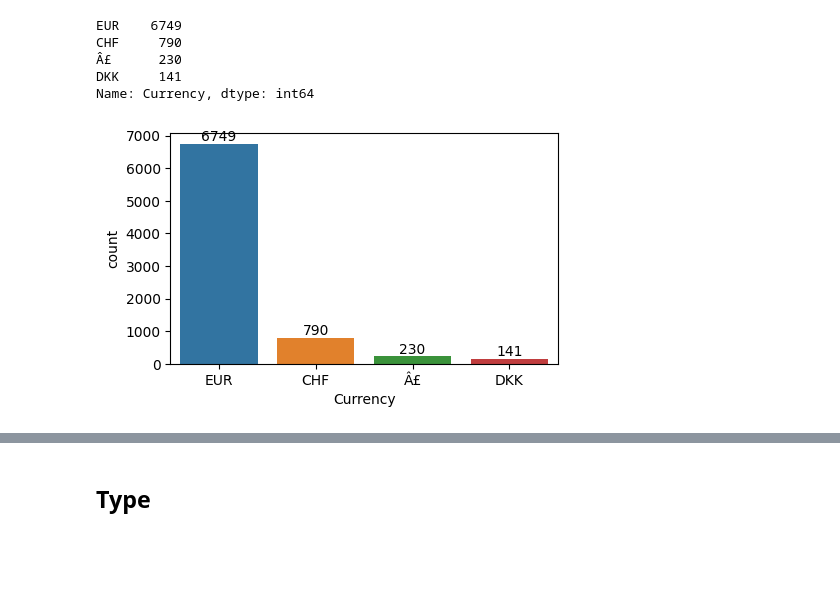
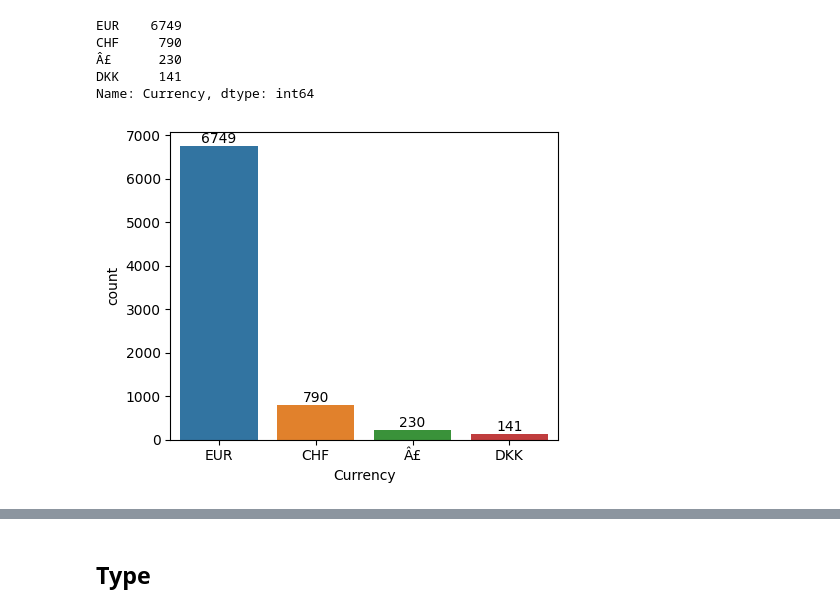
Before and after one commit to Rayan-Ali1083/Boats-Listing-Dataset, a Jupyter notebook: IEEE.ipynb, the cells around one changed output, grey strips where cells are left out. Drawn from its saved outputs; the diff is of its cells as text; code cells hidden in the pictures; blank space fills up the shorter version.

```diff
--- a/IEEE.ipynb
+++ b/IEEE.ipynb
@@ -8,7 +8,7 @@ import warnings
 warnings.warn("deprecated", DeprecationWarning)
 warnings.simplefilter("ignore")
 # %%
-df = pd.read_excel('dataset.xlsx')
+df = pd.read_excel('../dataset.xlsx')
 # %%
 df.head()
 # %% [output]
@@ -95,6 +102,11 @@ dtype: int64
 # %%
 df[['Currency', 'Price']] = df['Price'].str.split(' ', expand=True)
 df["Price"]= df.Price.astype('float')
+# %%
+cols = df.columns
+df = df[['ID', 'Price', 'Currency', 'Boat Type', 'Manufacturer', 'Type', 'Year Built',
+       'Length', 'Width', 'Material', 'Location',
+       'Number of views last 7 days']]
 # %%
 df.head()
 # %% [output]
@@ -113,14 +125,14 @@ CHF     790
 DKK     141
 Name: Currency, dtype: int64
 # %%
-plt.figure(figsize=(5, 3))
+plt.figure(figsize=(5, 4))
 ax = sns.countplot(data=df, x='Currency')
 for container in ax.containers:
     ax.bar_label(container)
 
 # most of the user live in countries in europe
 # %% [output]
-[figure, old version]
+[figure, new version]
 # %%
 df['Price/USD'] = df['Price']
 for index, row in df.iterrows():
```
Also changed, not shown: parts of 85 cells of this notebook.
